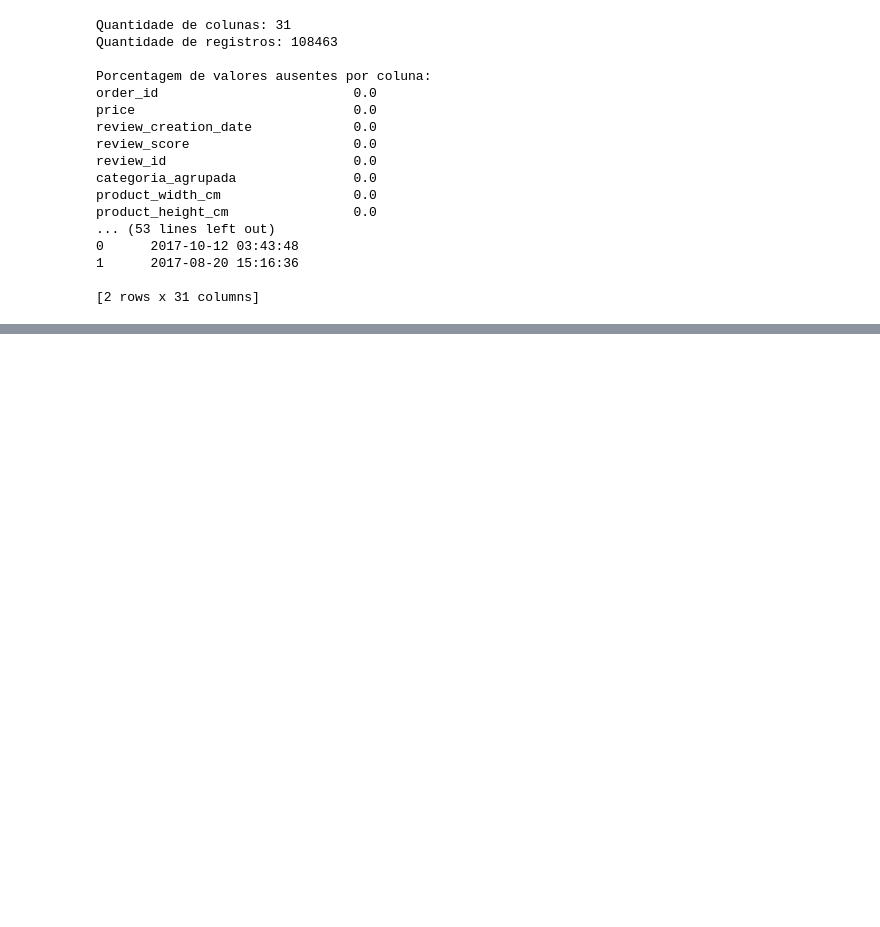
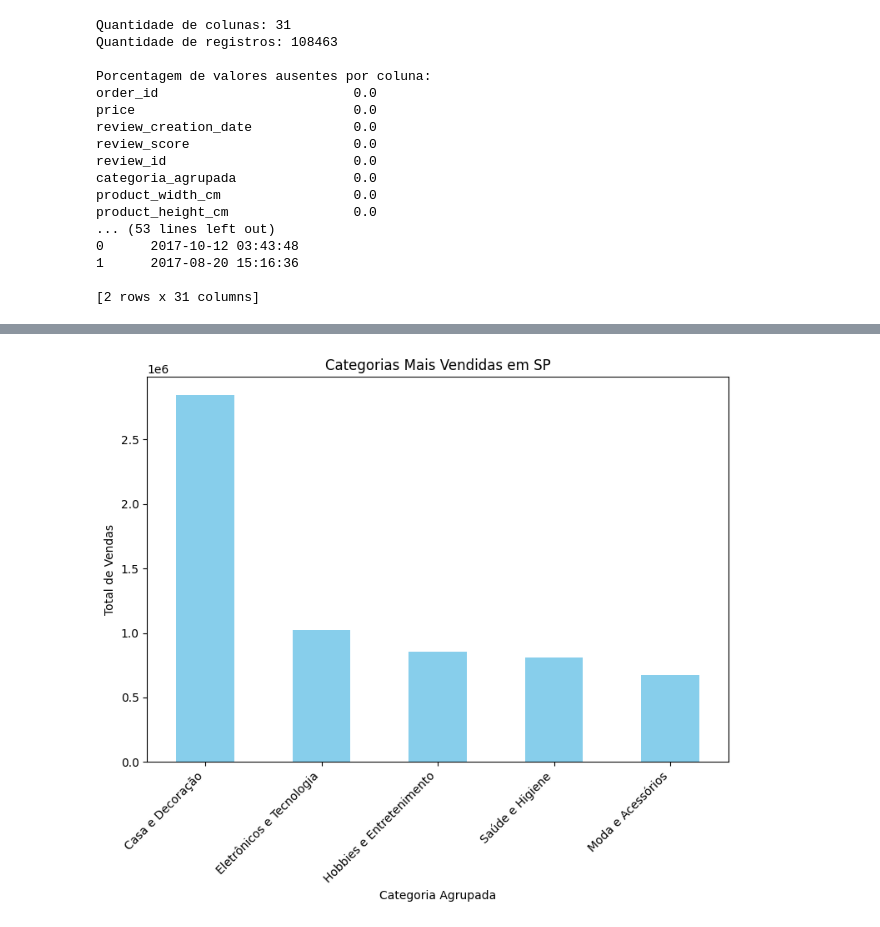
Before and after one commit to AngelicaSalvino/Projeto-Analise-E-commerce, a Jupyter notebook: jupyter-notebooks/analise-basica.ipynb, the cells around one changed output, grey strips where cells are left out. Saved outputs shown, nothing was run; the diff lists cells and outputs as text; code cells hidden in the pictures; blank space fills up the shorter version.

```diff
--- a/jupyter-notebooks/analise-basica.ipynb
+++ b/jupyter-notebooks/analise-basica.ipynb
@@ -542,0 +553,12 @@ Name: count, Length: 73, dtype: int64
+# %%
+def show_top_selling_categories_by_state(estado: str):
+    categorias_mais_vendidas = merged_data.loc[merged_data["customer_state"] == estado].groupby("categoria_agrupada")["payment_value"].sum().sort_values(ascending=False)
+
+    plt.figure(figsize=(9, 6))
+
+    categorias_mais_vendidas.head().plot(kind="bar", color="skyblue")
+    plt.title(f'Categorias Mais Vendidas em {estado}')
+    plt.xlabel('Categoria Agrupada')
+    plt.ylabel('Total de Vendas')
+    plt.xticks(rotation=45, ha='right')  # Rotacionar os rótulos no eixo x para melhor legibilidade
+    plt.show()
@@ -542,0 +581,5 @@ Name: count, Length: 73, dtype: int64
+# %%
+categoria_mais_vendida_sao_paulo = show_top_selling_categories_by_state("SP")
+categoria_mais_vendida_sao_paulo
+# %% [output]
+[figure, added]
```
Also changed, not shown: parts of 12 cells of this notebook.
